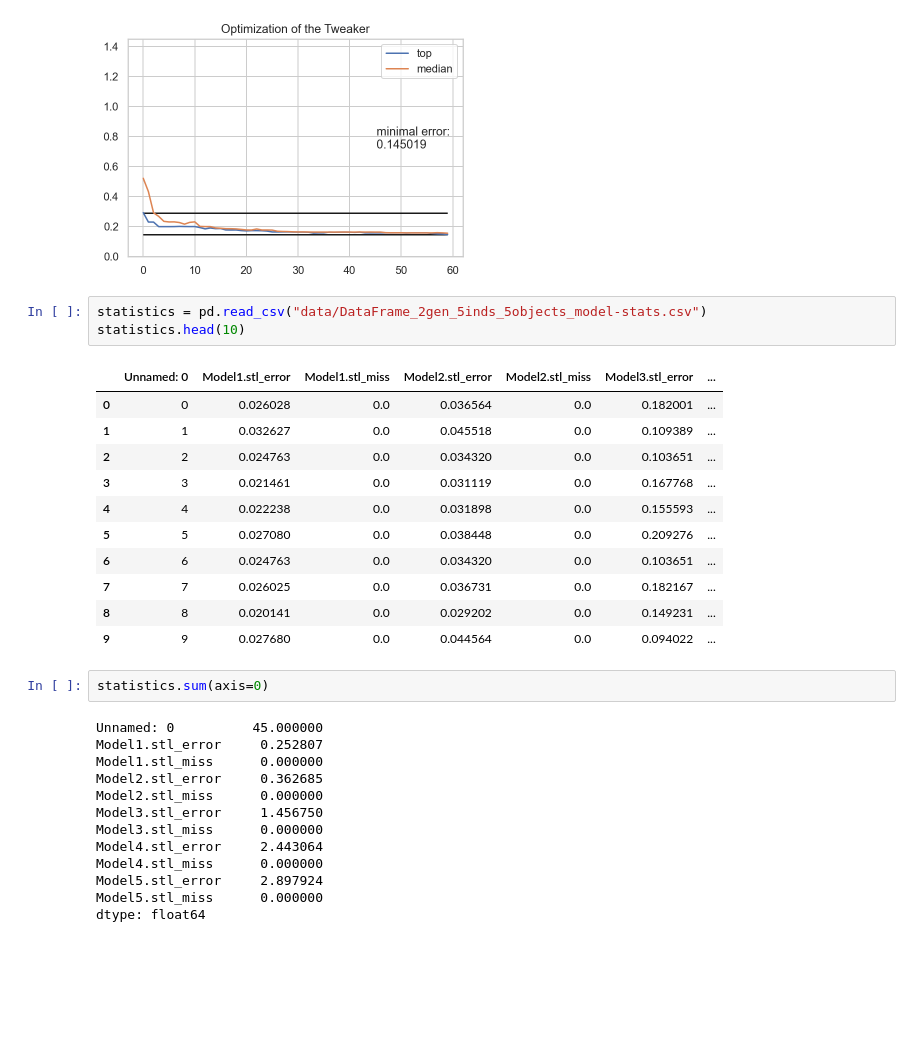
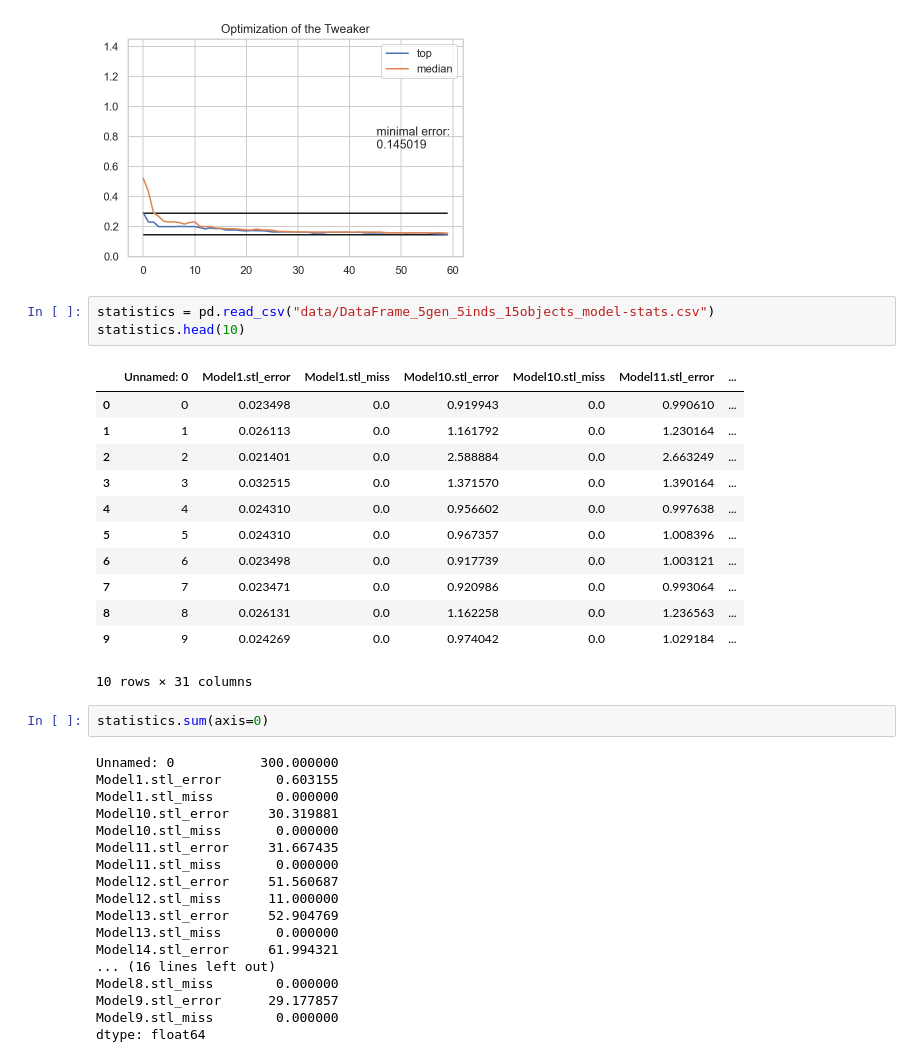
Before and after one commit to ChristophSchranz/Tweaker-3_optimize-using-ea, a Jupyter notebook: visualize_optimiziation.ipynb, the cells around one changed output. Drawn from its saved outputs; the diff is of its cells as text; blank space fills up the shorter version.

```diff
--- a/visualize_optimiziation.ipynb
+++ b/visualize_optimiziation.ipynb
@@ -109,34 +109,40 @@ plt.show()
 # %% [output]
 [figure]
 # %%
-statistics = pd.read_csv("data/DataFrame_2gen_5inds_5objects_model-stats.csv")
+statistics = pd.read_csv("data/DataFrame_5gen_5inds_15objects_model-stats.csv")
 statistics.head(10)
 # %% [output]
-|  | Unnamed: 0 | Model1.stl_error | Model1.stl_miss | Model2.stl_error | Model2.stl_miss | Model3.stl_error | ... |
-| 0 | 0 | 0.026028 | 0.0 | 0.036564 | 0.0 | 0.182001 | ... |
-| 1 | 1 | 0.032627 | 0.0 | 0.045518 | 0.0 | 0.109389 | ... |
-| 2 | 2 | 0.024763 | 0.0 | 0.034320 | 0.0 | 0.103651 | ... |
-| 3 | 3 | 0.021461 | 0.0 | 0.031119 | 0.0 | 0.167768 | ... |
-| 4 | 4 | 0.022238 | 0.0 | 0.031898 | 0.0 | 0.155593 | ... |
-| 5 | 5 | 0.027080 | 0.0 | 0.038448 | 0.0 | 0.209276 | ... |
-| 6 | 6 | 0.024763 | 0.0 | 0.034320 | 0.0 | 0.103651 | ... |
-| 7 | 7 | 0.026025 | 0.0 | 0.036731 | 0.0 | 0.182167 | ... |
-| 8 | 8 | 0.020141 | 0.0 | 0.029202 | 0.0 | 0.149231 | ... |
-| 9 | 9 | 0.027680 | 0.0 | 0.044564 | 0.0 | 0.094022 | ... |
+|  | Unnamed: 0 | Model1.stl_error | Model1.stl_miss | Model10.stl_error | Model10.stl_miss | Model11.stl_error | ... |
+| 0 | 0 | 0.023498 | 0.0 | 0.919943 | 0.0 | 0.990610 | ... |
+| 1 | 1 | 0.026113 | 0.0 | 1.161792 | 0.0 | 1.230164 | ... |
+| 2 | 2 | 0.021401 | 0.0 | 2.588884 | 0.0 | 2.663249 | ... |
+| 3 | 3 | 0.032515 | 0.0 | 1.371570 | 0.0 | 1.390164 | ... |
+| 4 | 4 | 0.024310 | 0.0 | 0.956602 | 0.0 | 0.997638 | ... |
+| 5 | 5 | 0.024310 | 0.0 | 0.967357 | 0.0 | 1.008396 | ... |
+| 6 | 6 | 0.023498 | 0.0 | 0.917739 | 0.0 | 1.003121 | ... |
+| 7 | 7 | 0.023471 | 0.0 | 0.920986 | 0.0 | 0.993064 | ... |
+| 8 | 8 | 0.026131 | 0.0 | 1.162258 | 0.0 | 1.236563 | ... |
+| 9 | 9 | 0.024269 | 0.0 | 0.974042 | 0.0 | 1.029184 | ... |
+10 rows × 31 columns
 # %%
 statistics.sum(axis=0)
 # %% [output]
-Unnamed: 0          45.000000
-Model1.stl_error     0.252807
-Model1.stl_miss      0.000000
-Model2.stl_error     0.362685
-Model2.stl_miss      0.000000
-Model3.stl_error     1.456750
-Model3.stl_miss      0.000000
-Model4.stl_error     2.443064
-Model4.stl_miss      0.000000
-Model5.stl_error     2.897924
-Model5.stl_miss      0.000000
+Unnamed: 0           300.000000
+Model1.stl_error       0.603155
+Model1.stl_miss        0.000000
+Model10.stl_error     30.319881
+Model10.stl_miss       0.000000
+Model11.stl_error     31.667435
+Model11.stl_miss       0.000000
+Model12.stl_error     51.560687
+Model12.stl_miss      11.000000
+Model13.stl_error     52.904769
+Model13.stl_miss       0.000000
+Model14.stl_error     61.994321
+... (16 lines left out)
+Model8.stl_miss        0.000000
+Model9.stl_error      29.177857
+Model9.stl_miss        0.000000
 dtype: float64
 # %%
 # Show all missclassifications
```
Also changed, not shown: parts of 2 cells of this notebook, 2 other files.
